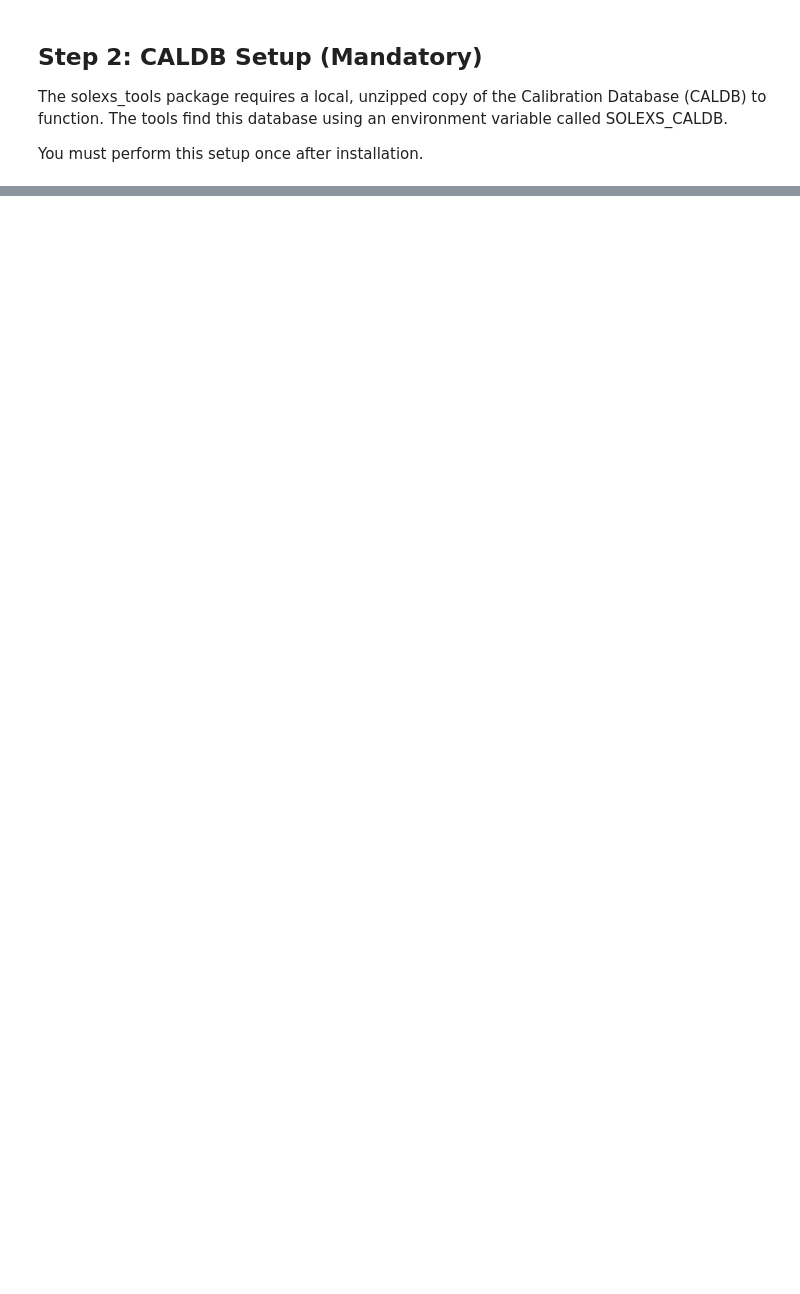
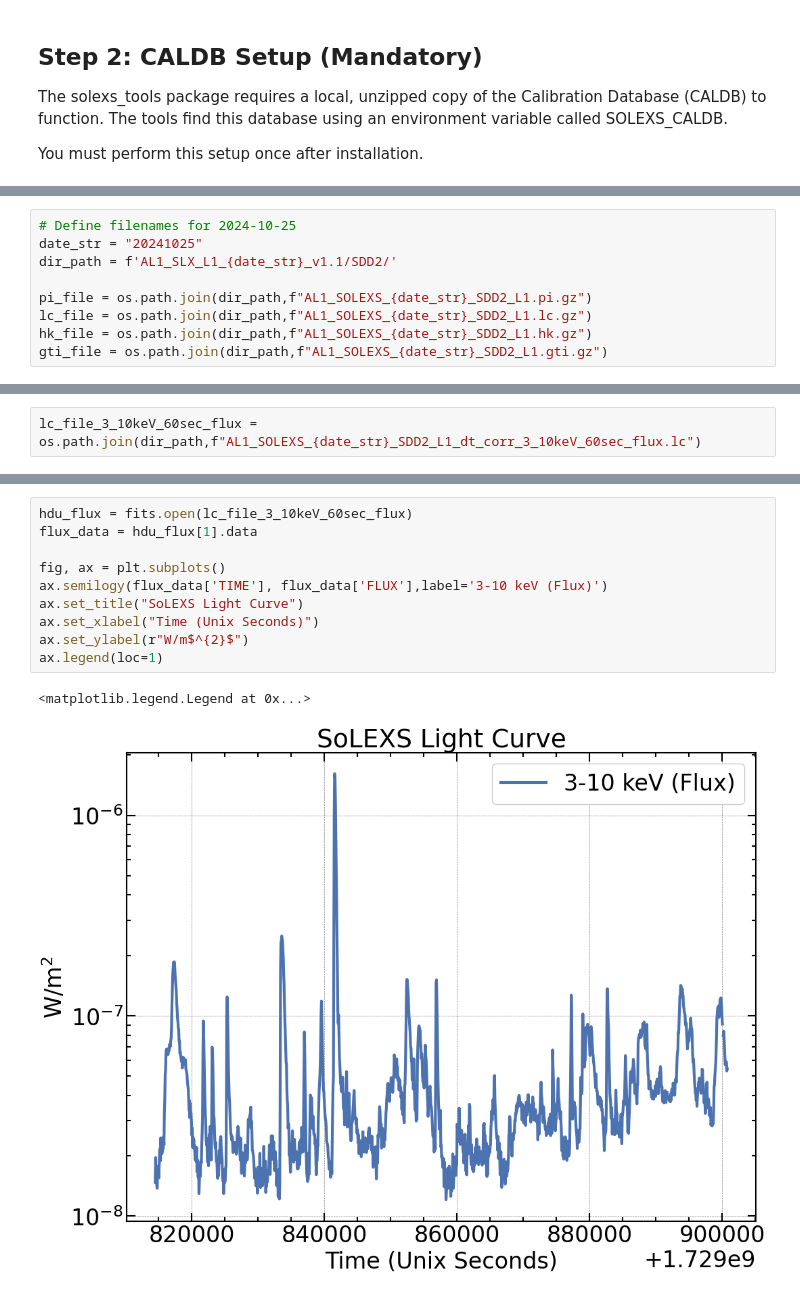
Before and after one commit to abhilash-sw/solexs_tools, a Jupyter notebook: notebooks/SoLEXS_Tools_Guide.ipynb, the cells around one changed output, grey strips where cells are left out. Saved outputs shown, nothing was run; the diff lists cells and outputs as text; blank space fills up the shorter version.

```diff
--- a/notebooks/SoLEXS_Tools_Guide.ipynb
+++ b/notebooks/SoLEXS_Tools_Guide.ipynb
@@ -38,0 +67,9 @@ Do you want to proceed and potentially overwrite files? (y/n):
+# %%
+# Define filenames for 2024-10-25
+date_str = "20241025"
+dir_path = f'AL1_SLX_L1_{date_str}_v1.1/SDD2/'
+
+pi_file = os.path.join(dir_path,f"AL1_SOLEXS_{date_str}_SDD2_L1.pi.gz")
+lc_file = os.path.join(dir_path,f"AL1_SOLEXS_{date_str}_SDD2_L1.lc.gz")
+hk_file = os.path.join(dir_path,f"AL1_SOLEXS_{date_str}_SDD2_L1.hk.gz")
+gti_file = os.path.join(dir_path,f"AL1_SOLEXS_{date_str}_SDD2_L1.gti.gz")
@@ -38,0 +143,2 @@ Do you want to proceed and potentially overwrite files? (y/n):
+# %%
+lc_file_3_10keV_60sec_flux = os.path.join(dir_path,f"AL1_SOLEXS_{date_str}_SDD2_L1_dt_corr_3_10keV_60sec_flux.lc")
@@ -38,0 +149,13 @@ Do you want to proceed and potentially overwrite files? (y/n):
+# %%
+hdu_flux = fits.open(lc_file_3_10keV_60sec_flux)
+flux_data = hdu_flux[1].data
+
+fig, ax = plt.subplots()
+ax.semilogy(flux_data['TIME'], flux_data['FLUX'],label='3-10 keV (Flux)')
+ax.set_title("SoLEXS Light Curve")
+ax.set_xlabel("Time (Unix Seconds)")
+ax.set_ylabel(r"W/m$^{2}$")
+ax.legend(loc=1)
+# %% [output]
+<matplotlib.legend.Legend at 0x...>
+[figure, added]
```
Also changed, not shown: parts of 29 cells of this notebook.
